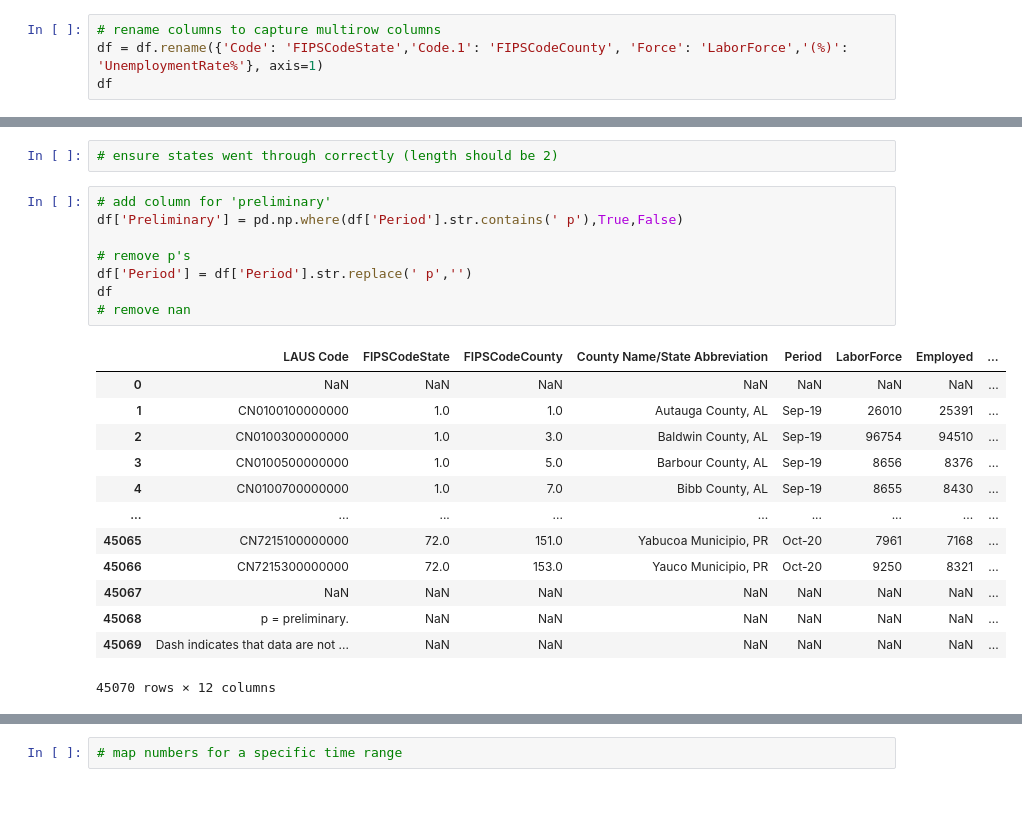
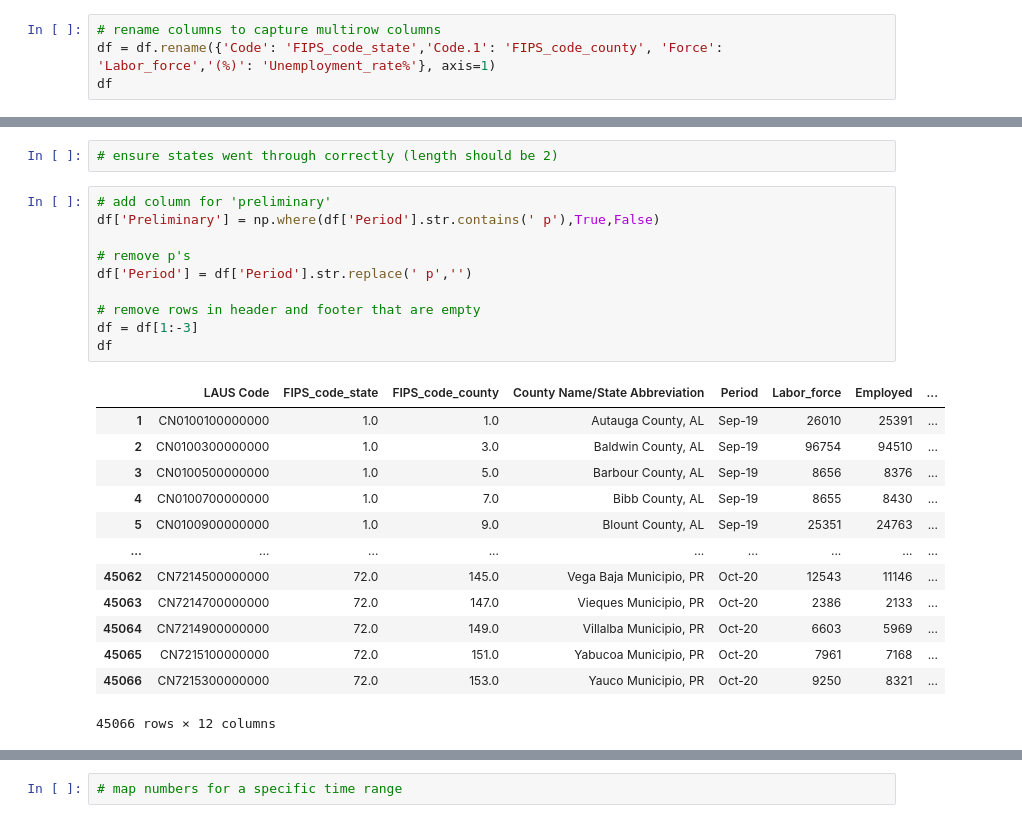
Before and after one commit to jhiatt/county_data, a Jupyter notebook: bls_labor_force.ipynb, the cells around one changed output, grey strips where cells are left out. Cells and saved outputs as stored; diff of their text form.

Commit message:
change data types

```diff
--- a/bls_labor_force.ipynb
+++ b/bls_labor_force.ipynb
@@ -20,6 +20,6 @@ df
 45070 rows × 9 columns
 # %%
 # rename columns to capture multirow columns
-df = df.rename({'Code': 'FIPSCodeState','Code.1': 'FIPSCodeCounty', 'Force': 'LaborForce','(%)': 'UnemploymentRate%'}, axis=1)
+df = df.rename({'Code': 'FIPS_code_state','Code.1': 'FIPS_code_county', 'Force': 'Labor_force','(%)': 'Unemployment_rate%'}, axis=1)
 df
 # %% [output]
@@ -58,23 +58,25 @@ df
 # ensure states went through correctly (length should be 2)
 # %%
 # add column for 'preliminary'
-df['Preliminary'] = pd.np.where(df['Period'].str.contains(' p'),True,False)
+df['Preliminary'] = np.where(df['Period'].str.contains(' p'),True,False)
 
 # remove p's
 df['Period'] = df['Period'].str.replace(' p','')
+
+# remove rows in header and footer that are empty
+df = df[1:-3]
 df
-# remove nan
 # %% [output]
-|  | LAUS Code | FIPSCodeState | FIPSCodeCounty | County Name/State Abbreviation | Period | LaborForce | Employed | ... |
-| 0 | NaN | NaN | NaN | NaN | NaN | NaN | NaN | ... |
+|  | LAUS Code | FIPS_code_state | FIPS_code_county | County Name/State Abbreviation | Period | Labor_force | Employed | ... |
 | 1 | CN0100100000000 | 1.0 | 1.0 | Autauga County, AL | Sep-19 | 26010 | 25391 | ... |
 | 2 | CN0100300000000 | 1.0 | 3.0 | Baldwin County, AL | Sep-19 | 96754 | 94510 | ... |
 | 3 | CN0100500000000 | 1.0 | 5.0 | Barbour County, AL | Sep-19 | 8656 | 8376 | ... |
 | 4 | CN0100700000000 | 1.0 | 7.0 | Bibb County, AL | Sep-19 | 8655 | 8430 | ... |
+| 5 | CN0100900000000 | 1.0 | 9.0 | Blount County, AL | Sep-19 | 25351 | 24763 | ... |
 | ... | ... | ... | ... | ... | ... | ... | ... | ... |
+| 45062 | CN7214500000000 | 72.0 | 145.0 | Vega Baja Municipio, PR | Oct-20 | 12543 | 11146 | ... |
+| 45063 | CN7214700000000 | 72.0 | 147.0 | Vieques Municipio, PR | Oct-20 | 2386 | 2133 | ... |
+| 45064 | CN7214900000000 | 72.0 | 149.0 | Villalba Municipio, PR | Oct-20 | 6603 | 5969 | ... |
 | 45065 | CN7215100000000 | 72.0 | 151.0 | Yabucoa Municipio, PR | Oct-20 | 7961 | 7168 | ... |
 | 45066 | CN7215300000000 | 72.0 | 153.0 | Yauco Municipio, PR | Oct-20 | 9250 | 8321 | ... |
-| 45067 | NaN | NaN | NaN | NaN | NaN | NaN | NaN | ... |
-| 45068 | p = preliminary. | NaN | NaN | NaN | NaN | NaN | NaN | ... |
-| 45069 | Dash indicates that data are not ... | NaN | NaN | NaN | NaN | NaN | NaN | ... |
-45070 rows × 12 columns
+45066 rows × 12 columns
```
Also changed, not shown: parts of 6 cells of this notebook.
